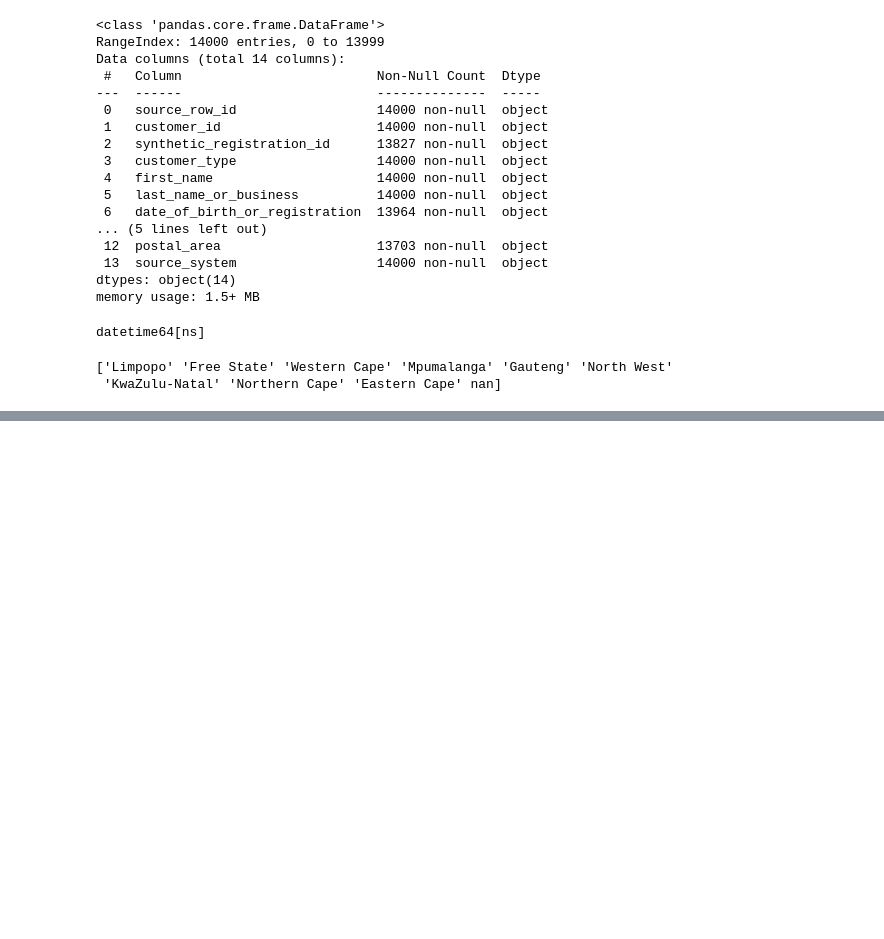
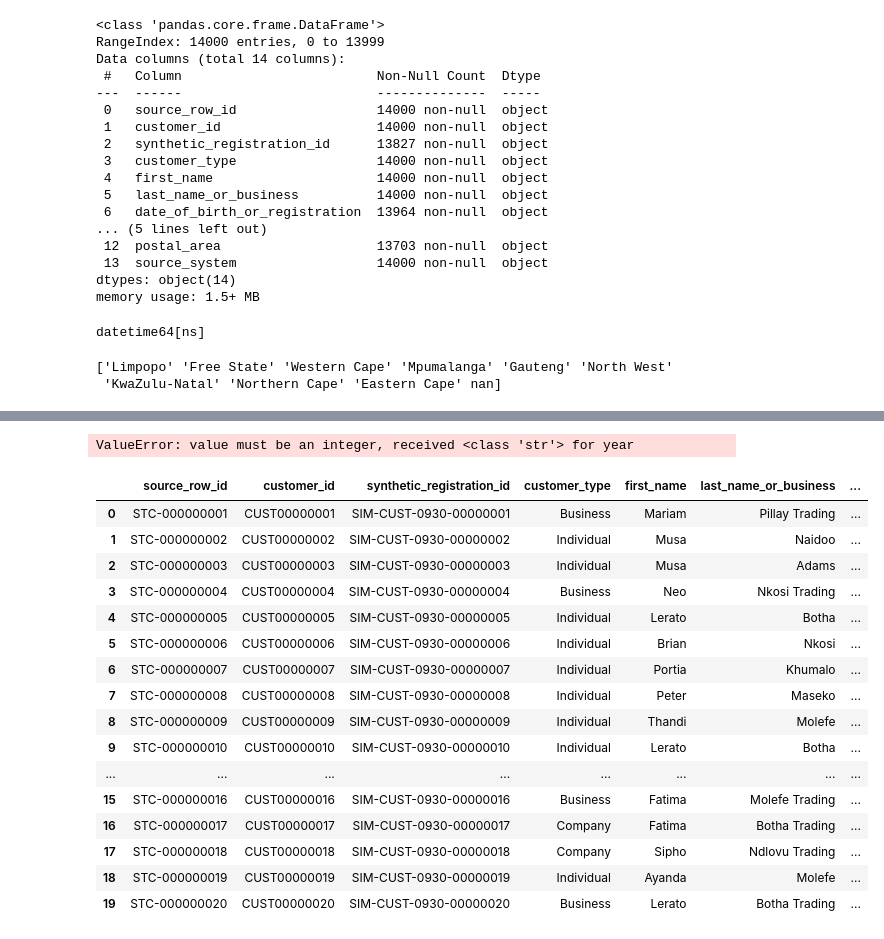
Before and after one commit to SumiK2001/https---github.com-SumiK2001-Santam-Final-Project, a Jupyter notebook: Untitled46.ipynb, the cells around one changed output, grey strips where cells are left out. Saved outputs shown, nothing was run; the diff lists cells and outputs as text; code cells hidden in the pictures; blank space fills up the shorter version.

```diff
--- a/Untitled46.ipynb
+++ b/Untitled46.ipynb
@@ -67,0 +64,3 @@ data[data.source_row_id.duplicated() == True]
+# %%
+# Capitalise data in 'customer_type' column:
+data["customer_type"] = data["customer_type"].str.capitalize()
@@ -67,0 +81,17 @@ data[data.source_row_id.duplicated() == True]
+# %%
+# Correct wording format in 'source_system' column:
+data['source_system'] = data['source_system'].replace(
+    'LegacyShortTermB',
+    'Legacy Short Term B')
+
+data['source_system'] = data['source_system'].replace(
+    'LegacyShortTermA',
+    'Legacy Short Term A')
+
+data['source_system'] = data['source_system'].replace(
+    'BrokerPortal',
+    'Broker Portal')
+
+data['source_system'] = data['source_system'].replace(
+    'AcquiredBook',
+    'Acquired Book')
@@ -68,3 +107,33 @@ data[data.source_row_id.duplicated() == True]
+# %%
+# Cleam date foramt in 'date_of_birth_or_registration' column:
+data['date_of_birth_or_registration'] = data['date_of_birth_or_registration'].replace(
+    '/',
+    '-')
+# %% [output]
+ValueError: value must be an integer, received <class 'str'> for year
+# %%
+# Replace NaT with 'Unspecified' in 'date_of_birth_or_registration' column:
+data['date_of_birth_or_registration'] = data['date_of_birth_or_registration'].fillna('Unspecified')
+# %%
+data.head(20)
+# %% [output]
+|  | source_row_id | customer_id | synthetic_registration_id | customer_type | first_name | last_name_or_business | ... |
+| 0 | STC-000000001 | CUST00000001 | SIM-CUST-0930-00000001 | Business | Mariam | Pillay Trading | ... |
+| 1 | STC-000000002 | CUST00000002 | SIM-CUST-0930-00000002 | Individual | Musa | Naidoo | ... |
+| 2 | STC-000000003 | CUST00000003 | SIM-CUST-0930-00000003 | Individual | Musa | Adams | ... |
+| 3 | STC-000000004 | CUST00000004 | SIM-CUST-0930-00000004 | Business | Neo | Nkosi Trading | ... |
+| 4 | STC-000000005 | CUST00000005 | SIM-CUST-0930-00000005 | Individual | Lerato | Botha | ... |
+| 5 | STC-000000006 | CUST00000006 | SIM-CUST-0930-00000006 | Individual | Brian | Nkosi | ... |
+| 6 | STC-000000007 | CUST00000007 | SIM-CUST-0930-00000007 | Individual | Portia | Khumalo | ... |
+| 7 | STC-000000008 | CUST00000008 | SIM-CUST-0930-00000008 | Individual | Peter | Maseko | ... |
+| 8 | STC-000000009 | CUST00000009 | SIM-CUST-0930-00000009 | Individual | Thandi | Molefe | ... |
+| 9 | STC-000000010 | CUST00000010 | SIM-CUST-0930-00000010 | Individual | Lerato | Botha | ... |
+| ... | ... | ... | ... | ... | ... | ... | ... |
+| 15 | STC-000000016 | CUST00000016 | SIM-CUST-0930-00000016 | Business | Fatima | Molefe Trading | ... |
+| 16 | STC-000000017 | CUST00000017 | SIM-CUST-0930-00000017 | Company | Fatima | Botha Trading | ... |
+| 17 | STC-000000018 | CUST00000018 | SIM-CUST-0930-00000018 | Company | Sipho | Ndlovu Trading | ... |
+| 18 | STC-000000019 | CUST00000019 | SIM-CUST-0930-00000019 | Individual | Ayanda | Molefe | ... |
+| 19 | STC-000000020 | CUST00000020 | SIM-CUST-0930-00000020 | Business | Lerato | Botha Trading | ... |
 # %%
 cols = data.columns
 for col in cols:
```
Also changed, not shown: parts of 7 cells of this notebook.
